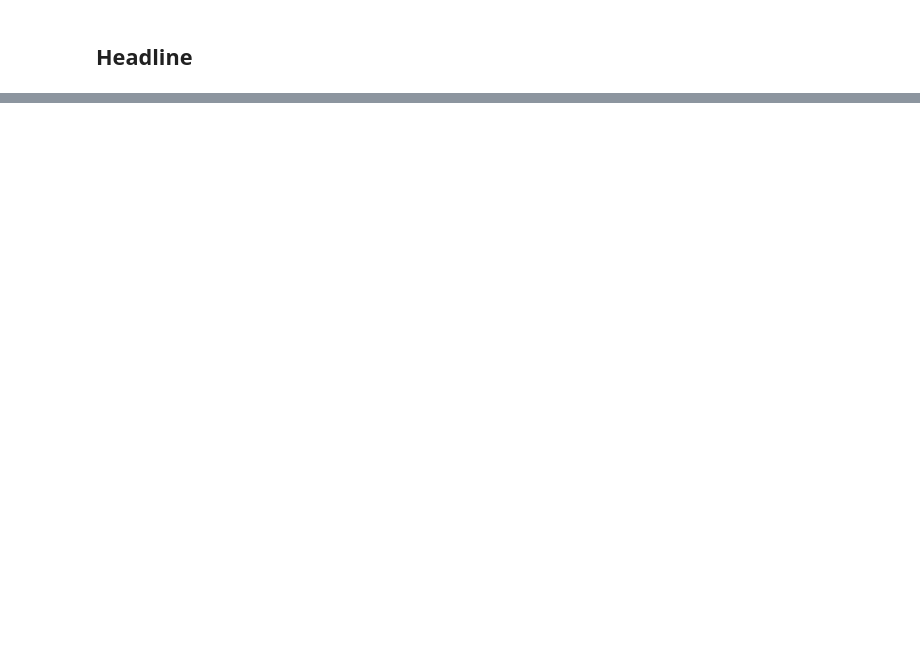
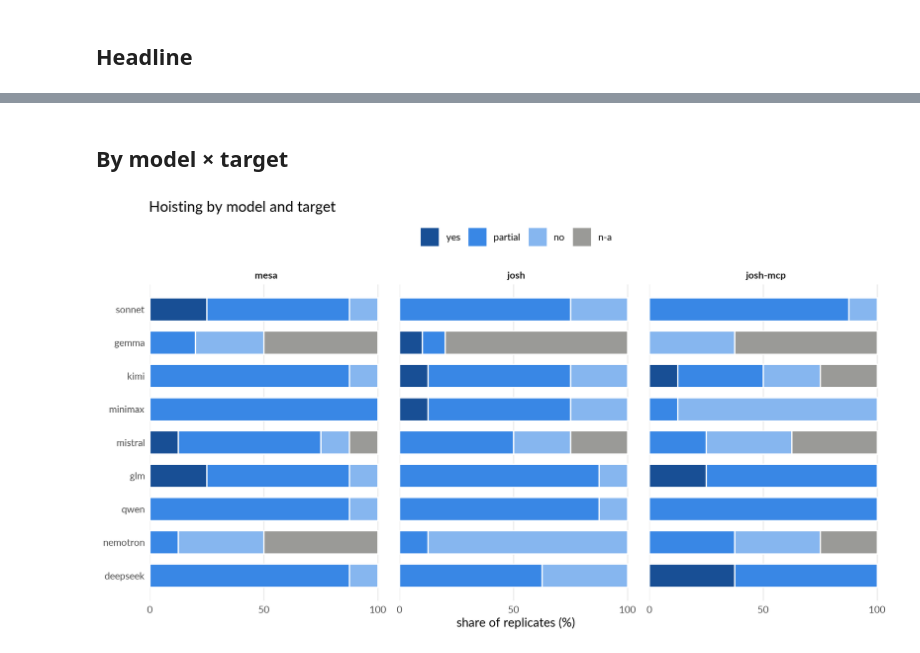
Before and after one commit to SchmidtDSE/josh-llm-experiment, a Jupyter notebook: analysis/05_hoist_analysis.ipynb, the cells around one changed output, grey strips where cells are left out. Cells and saved outputs as stored; diff of their text form; code cells hidden in the pictures; blank space fills up the shorter version.

```diff
--- a/analysis/05_hoist_analysis.ipynb
+++ b/analysis/05_hoist_analysis.ipynb
@@ -176,0 +191,43 @@ for r in sorted(rows, key=lambda r: (ANSWERS.index(r['answer']), r['run_id'])):
+# %% [markdown]
+## By model × target
+# %%
+options(repr.plot.width = 9, repr.plot.height = 5)
+
+# Same explicit geometry as the target chart — position_stack cannot be trusted
+# to agree with the fill factor's order here either.
+grid_bars <- hoist %>%
+  count(model, target, answer, .drop = FALSE) %>%
+  group_by(model, target) %>%
+  arrange(answer, .by_group = TRUE) %>%
+  mutate(total = sum(n),
+         share = ifelse(total == 0, 0, n / total),
+         xmax  = cumsum(share),
+         xmin  = xmax - share) %>%
+  ungroup() %>%
+  filter(share > 0) %>%
+  mutate(yi   = as.integer(factor(model, levels = rev(MODEL_ORDER))),
+         ymin = yi - 0.35, ymax = yi + 0.35)
+
+p_grid <- ggplot(grid_bars) +
+  geom_rect(aes(xmin = xmin, xmax = xmax, ymin = ymin, ymax = ymax, fill = answer),
+            colour = "white", linewidth = 0.5) +
+  facet_wrap(~ target, nrow = 1) +
+  scale_fill_manual(values = ANSWER_COLORS, name = NULL, drop = FALSE) +
+  # Bare numbers + the unit in the axis title: "100%" and "0%" collide at the
+  # panel seams otherwise.
+  scale_x_continuous(labels = c("0", "50", "100"), limits = c(0, 1),
+                     breaks = c(0, 0.5, 1), expand = expansion(mult = c(0, 0.02))) +
+  scale_y_continuous(breaks = seq_along(MODEL_ORDER), labels = rev(MODEL_ORDER),
+                     expand = expansion(add = 0.4)) +
+  labs(title = "Hoisting by model and target",
+       x = "share of replicates (%)", y = NULL) +
+  theme_hoist() +
+  theme(panel.spacing = unit(14, "pt"))
+
+p_grid
+ggsave(file.path(OUT_DIR, "hoist_by_model.png"), p_grid,
+       width = 9, height = 4.5, dpi = 300, bg = "white")
+ggsave(file.path(OUT_DIR, "hoist_by_model.pdf"), p_grid, width = 9, height = 4.5)
+options(repr.plot.width = 8, repr.plot.height = 3.2)
+# %% [output]
+[figure, added]
```
Also changed, not shown: parts of 23 cells of this notebook, 2 other files.
